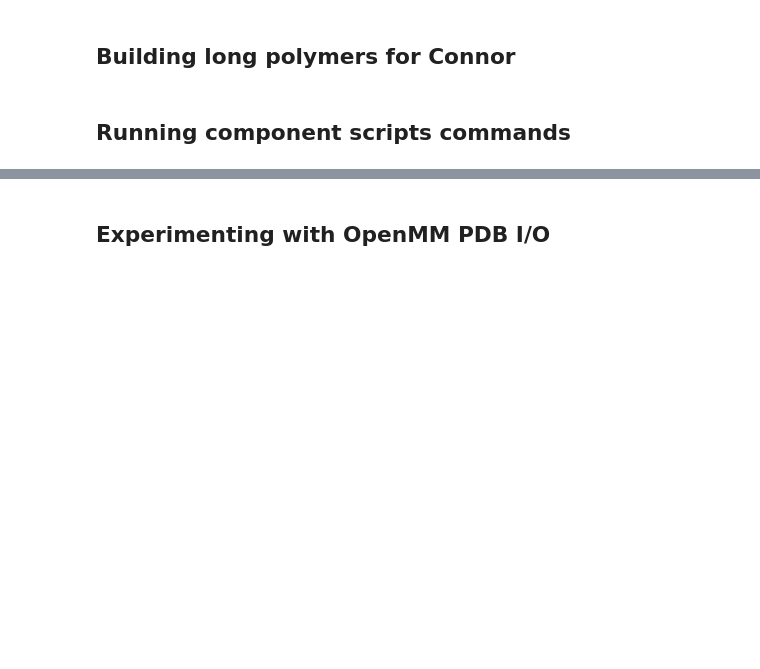
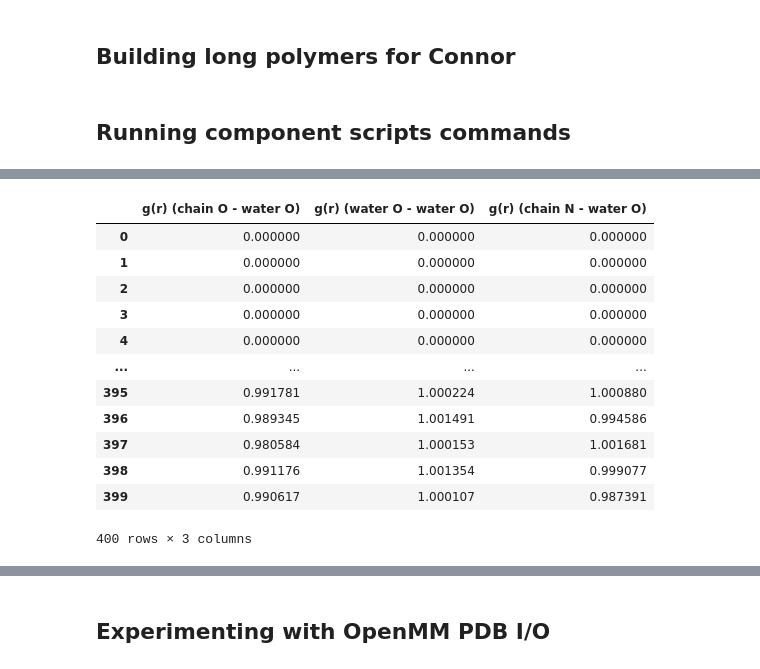
Before and after one commit to timbernat/polymer_workspace, a Jupyter notebook: polymer_dev.ipynb, the cells around one changed output, grey strips where cells are left out. Cells and saved outputs as stored; diff of their text form; code cells hidden in the pictures; blank space fills up the shorter version.

```diff
--- a/polymer_dev.ipynb
+++ b/polymer_dev.ipynb
@@ -314,2 +259,18 @@ rdf_data = trajectory.acquire_rdfs(traj, min_rad=0.0, max_rad=2.0, rad_unit=nano
 # %%
 radii, rdfs = trajectory.rdfs_to_plot_data(rdf_data)
+# %%
+rdfs
+# %% [output]
+|  | g(r) (chain O - water O) | g(r) (water O - water O) | g(r) (chain N - water O) |
+| 0 | 0.000000 | 0.000000 | 0.000000 |
+| 1 | 0.000000 | 0.000000 | 0.000000 |
+| 2 | 0.000000 | 0.000000 | 0.000000 |
+| 3 | 0.000000 | 0.000000 | 0.000000 |
+| 4 | 0.000000 | 0.000000 | 0.000000 |
+| ... | ... | ... | ... |
+| 395 | 0.991781 | 1.000224 | 1.000880 |
+| 396 | 0.989345 | 1.001491 | 0.994586 |
+| 397 | 0.980584 | 1.000153 | 1.001681 |
+| 398 | 0.991176 | 1.001354 | 0.999077 |
+| 399 | 0.990617 | 1.000107 | 0.987391 |
+400 rows × 3 columns
```
Also changed, not shown: parts of 8 cells of this notebook.
